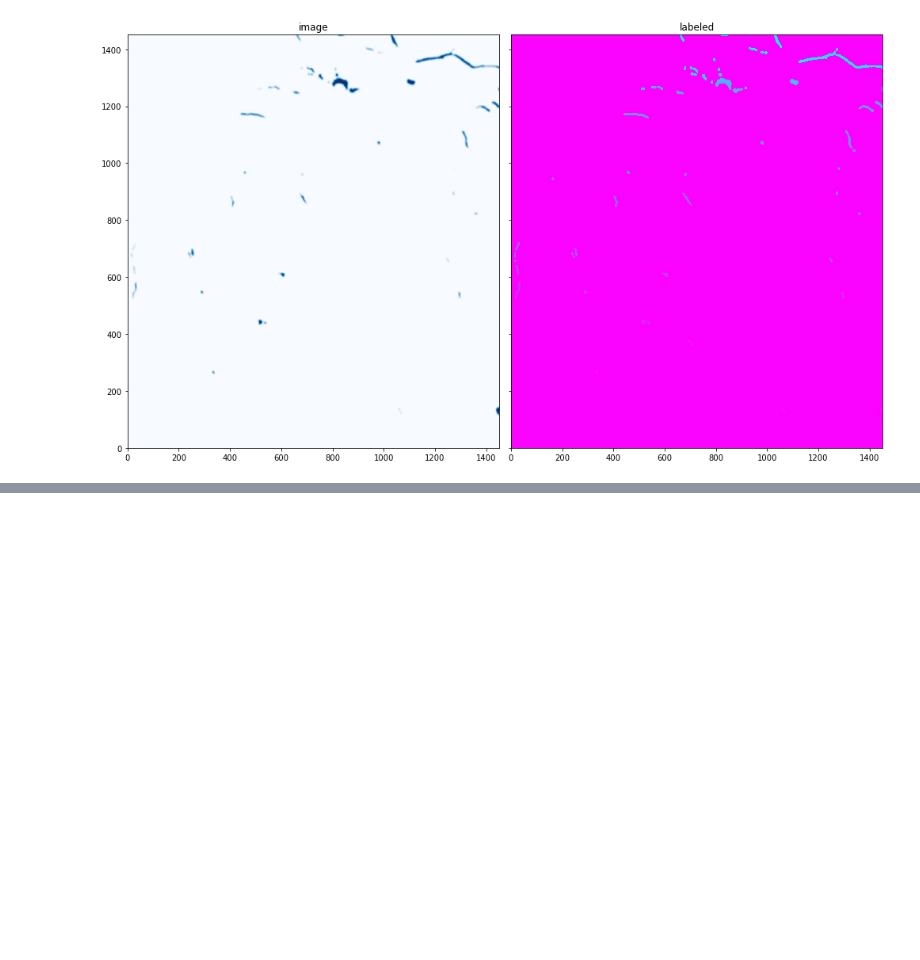
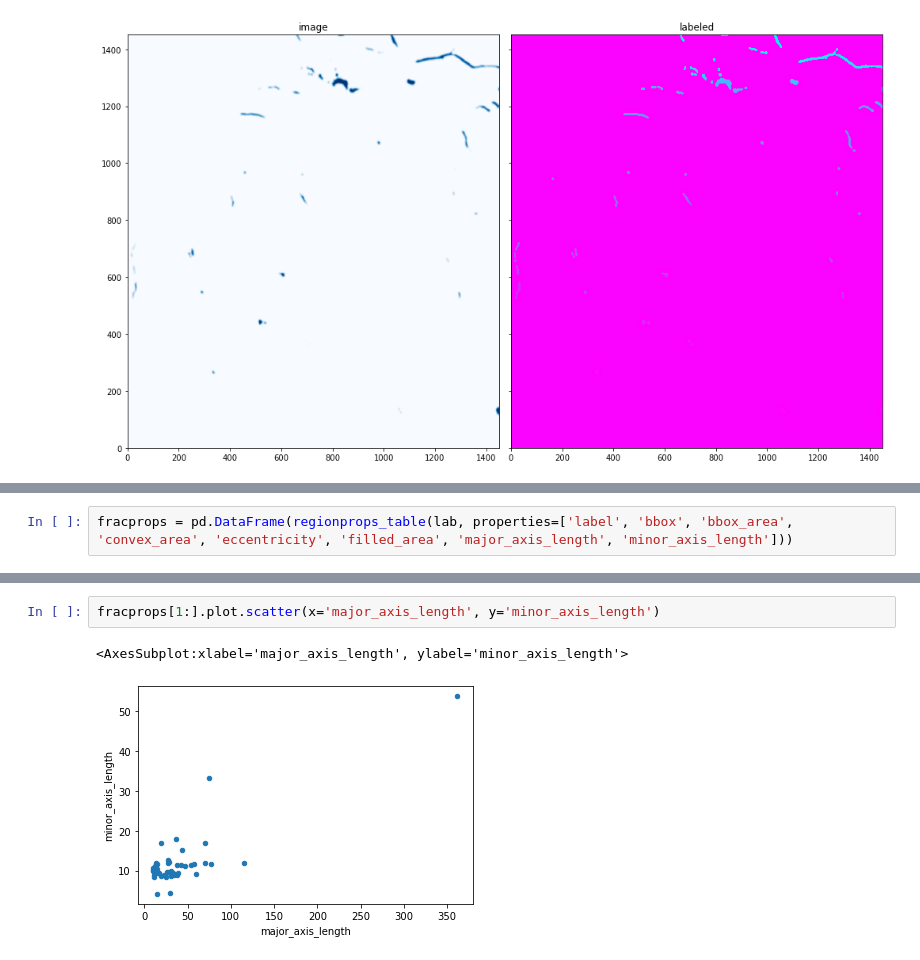
Before and after one commit to mnky9800n/fracturepick, a Jupyter notebook: fracexplore.ipynb, the cells around one changed output, grey strips where cells are left out. Drawn from its saved outputs; the diff is of its cells as text; blank space fills up the shorter version.

```diff
--- a/fracexplore.ipynb
+++ b/fracexplore.ipynb
@@ -114,0 +116,2 @@ regionprops(lab)[1].area
+# %%
+fracprops = pd.DataFrame(regionprops_table(lab, properties=['label', 'bbox', 'bbox_area', 'convex_area', 'eccentricity', 'filled_area', 'major_axis_length', 'minor_axis_length']))
@@ -114,0 +127,5 @@ regionprops(lab)[1].area
+# %%
+fracprops[1:].plot.scatter(x='major_axis_length', y='minor_axis_length')
+# %% [output]
+<AxesSubplot:xlabel='major_axis_length', ylabel='minor_axis_length'>
+[figure, added]
```
Also changed, not shown: parts of 4 cells of this notebook, 2 other files.
